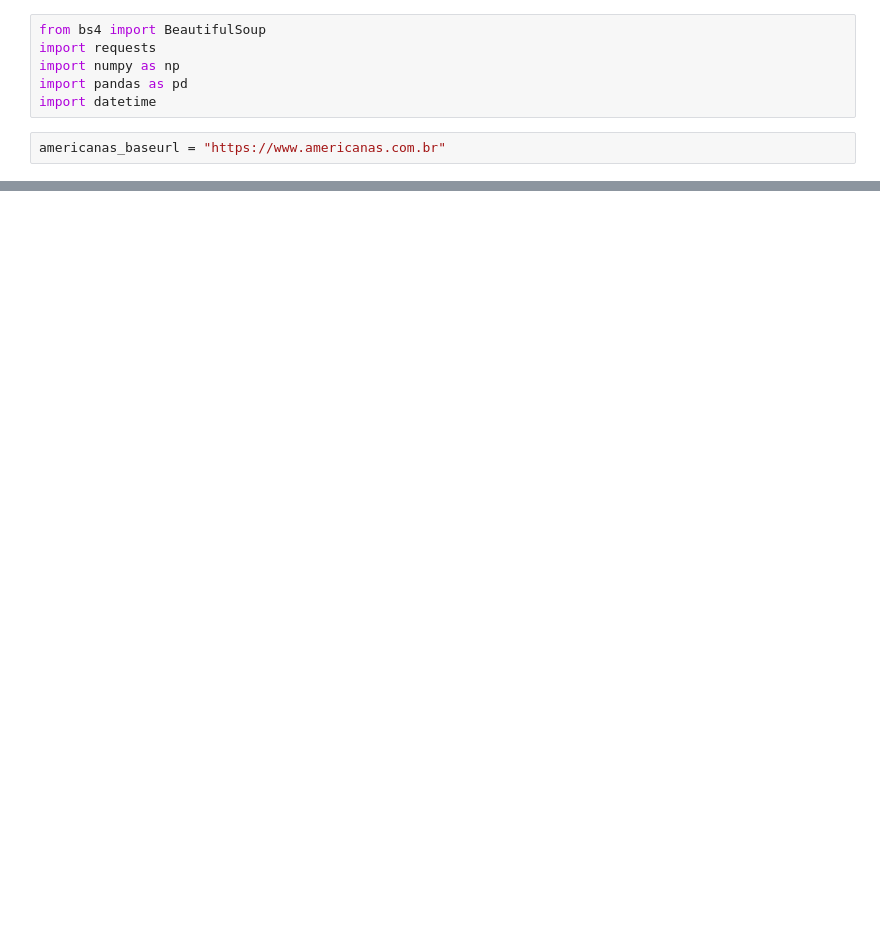
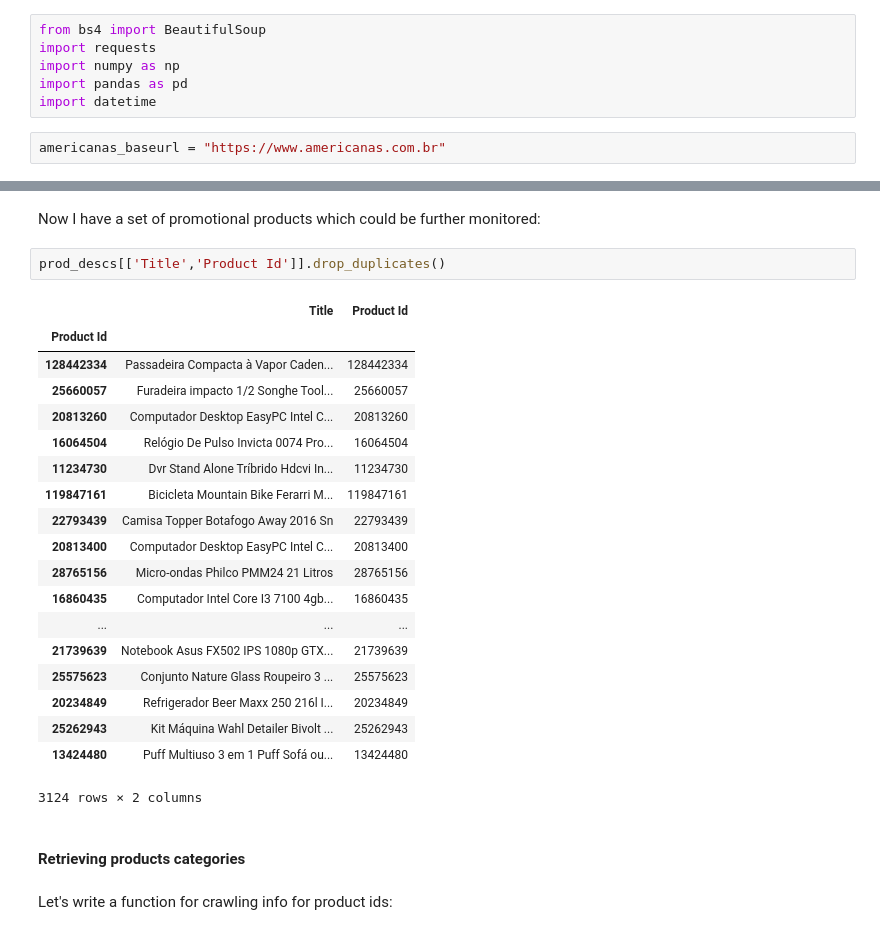
Before and after one commit to pedrosiracusa/blackfraud, a Jupyter notebook: Scrape Lojas Americanas.ipynb, the cells around one changed output, grey strips where cells are left out. Drawn from its saved outputs; the diff is of its cells as text; blank space fills up the shorter version.

```diff
--- a/Scrape Lojas Americanas.ipynb
+++ b/Scrape Lojas Americanas.ipynb
@@ -135,0 +317,28 @@ df
+# %% [markdown]
+Now I have a set of promotional products which could be further monitored:
+# %%
+prod_descs[['Title','Product Id']].drop_duplicates()
+# %% [output]
+|  | Title | Product Id |
+| Product Id |  |  |
+| 128442334 | Passadeira Compacta à Vapor Caden... | 128442334 |
+| 25660057 | Furadeira impacto 1/2 Songhe Tool... | 25660057 |
+| 20813260 | Computador Desktop EasyPC Intel C... | 20813260 |
+| 16064504 | Relógio De Pulso Invicta 0074 Pro... | 16064504 |
+| 11234730 | Dvr Stand Alone Tríbrido Hdcvi In... | 11234730 |
+| 119847161 | Bicicleta Mountain Bike Ferarri M... | 119847161 |
+| 22793439 | Camisa Topper Botafogo Away 2016 Sn | 22793439 |
+| 20813400 | Computador Desktop EasyPC Intel C... | 20813400 |
+| 28765156 | Micro-ondas Philco PMM24 21 Litros | 28765156 |
+| 16860435 | Computador Intel Core I3 7100 4gb... | 16860435 |
+| ... | ... | ... |
+| 21739639 | Notebook Asus FX502 IPS 1080p GTX... | 21739639 |
+| 25575623 | Conjunto Nature Glass Roupeiro 3 ... | 25575623 |
+| 20234849 | Refrigerador Beer Maxx 250 216l I... | 20234849 |
+| 25262943 | Kit Máquina Wahl Detailer Bivolt ... | 25262943 |
+| 13424480 | Puff Multiuso 3 em 1 Puff Sofá ou... | 13424480 |
+3124 rows × 2 columns
+# %% [markdown]
+#### Retrieving products categories
+# %% [markdown]
+Let's write a function for crawling info for product ids:
```
Also changed, not shown: parts of 35 cells of this notebook.
